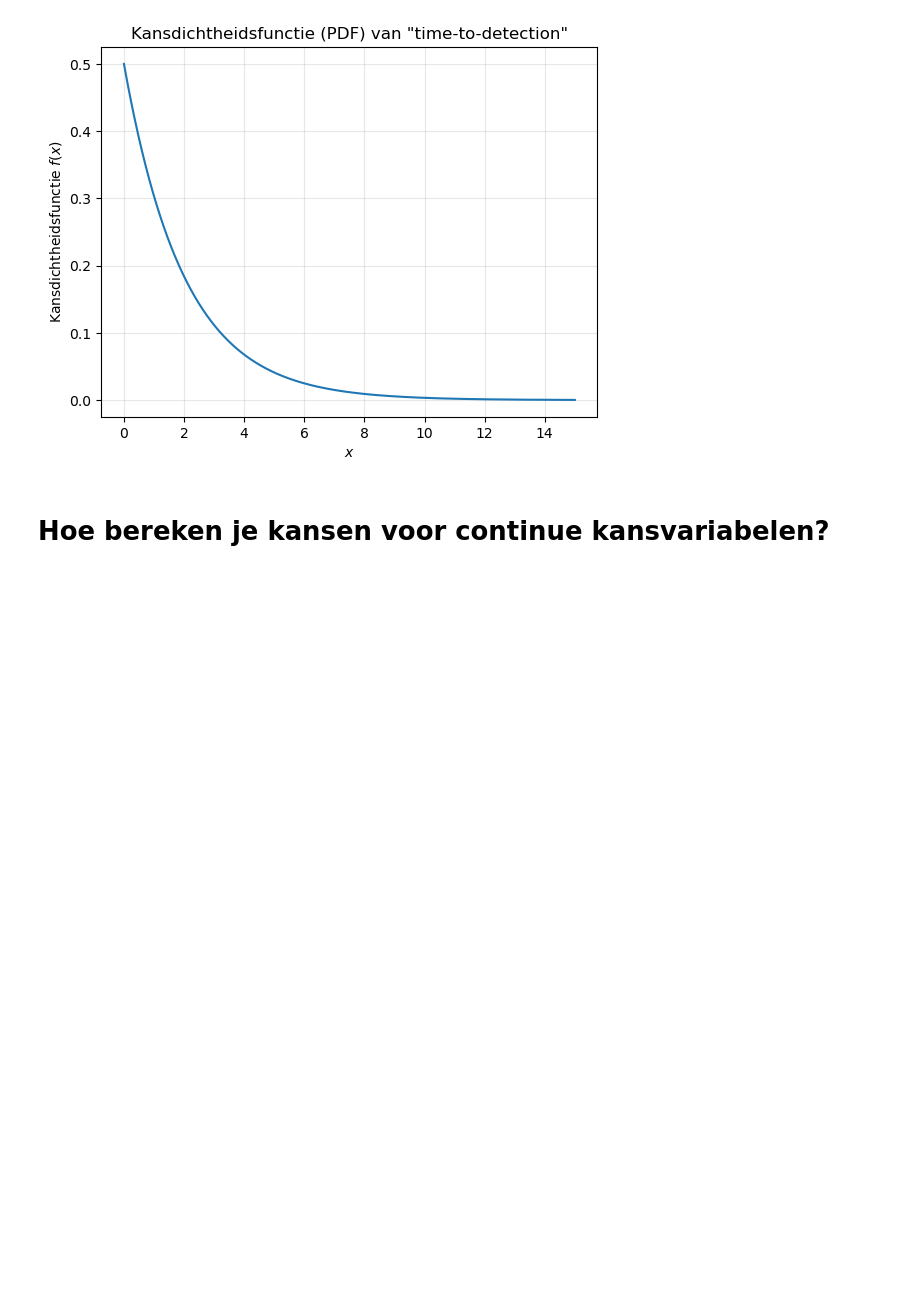
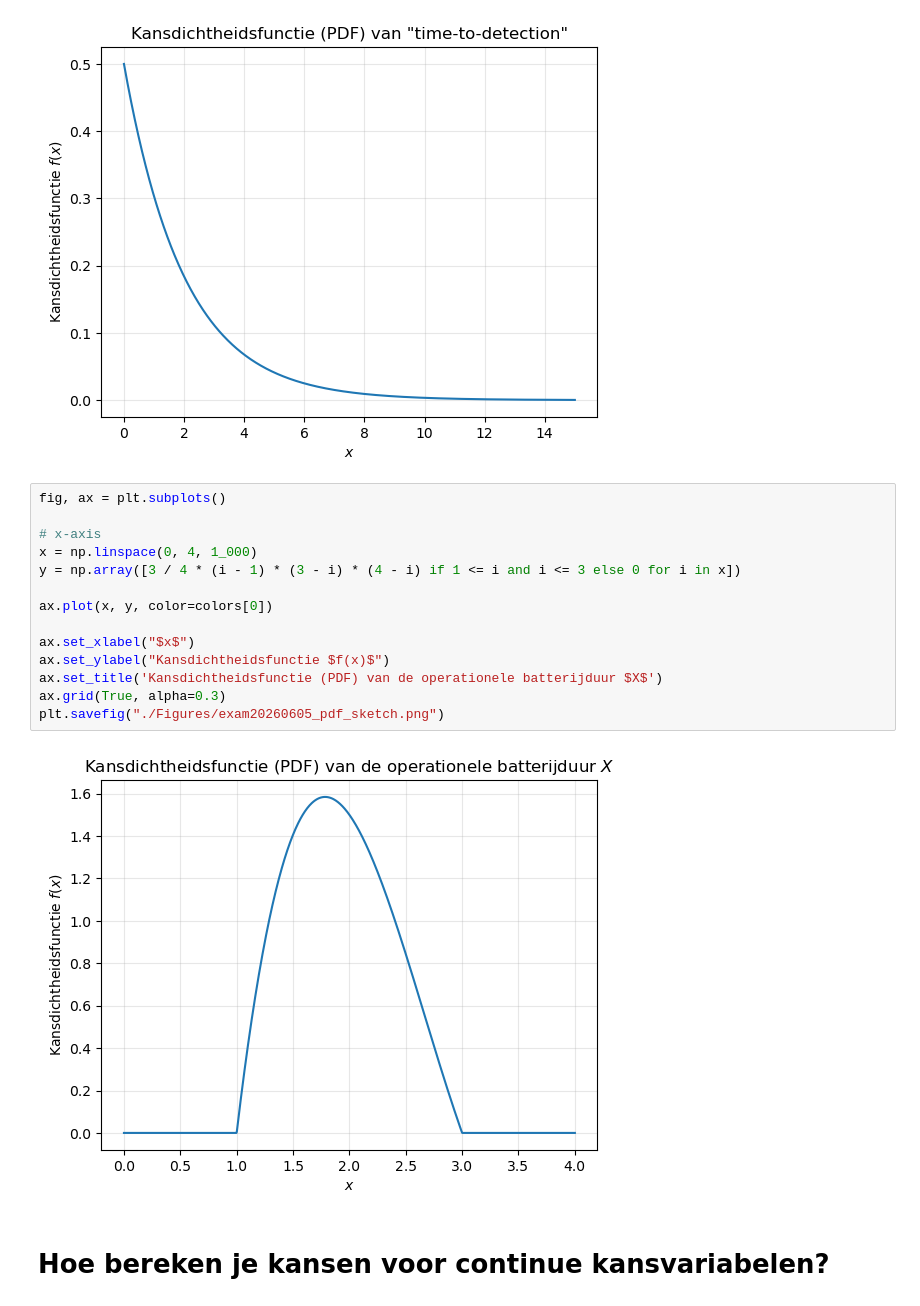
Before and after one commit to DBlom96/Statistiek, a Jupyter notebook: Python/ContinueKansvariabelen.ipynb, the cells around one changed output. Saved outputs shown, nothing was run; the diff lists cells and outputs as text; blank space fills up the shorter version.

```diff
--- a/Python/ContinueKansvariabelen.ipynb
+++ b/Python/ContinueKansvariabelen.ipynb
@@ -32,6 +32,22 @@ ax.grid(True, alpha=0.3)
 plt.savefig("./Figures/3_example_pdf.png")
 # %% [output]
 [figure]
+# %%
+fig, ax = plt.subplots()
+
+# x-axis
+x = np.linspace(0, 4, 1_000)
+y = np.array([3 / 4 * (i - 1) * (3 - i) * (4 - i) if 1 <= i and i <= 3 else 0 for i in x])
+
+ax.plot(x, y, color=colors[0])
+
+ax.set_xlabel("$x$")
+ax.set_ylabel("Kansdichtheidsfunctie $f(x)$")
+ax.set_title('Kansdichtheidsfunctie (PDF) van de operationele batterijduur $X$')
+ax.grid(True, alpha=0.3)
+plt.savefig("./Figures/exam20260605_pdf_sketch.png")
+# %% [output]
+[figure, added]
 # %% [markdown]
 # Hoe bereken je kansen voor continue kansvariabelen?
 # %%
```
Also changed, not shown: 28 other files.
